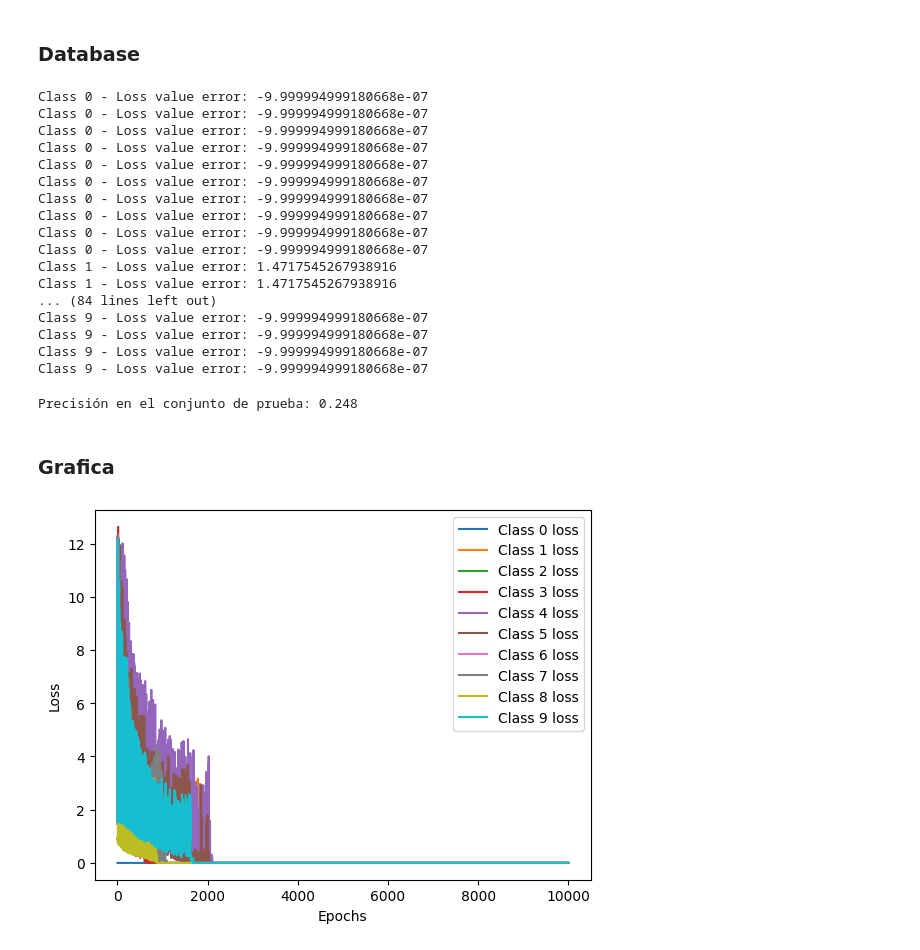
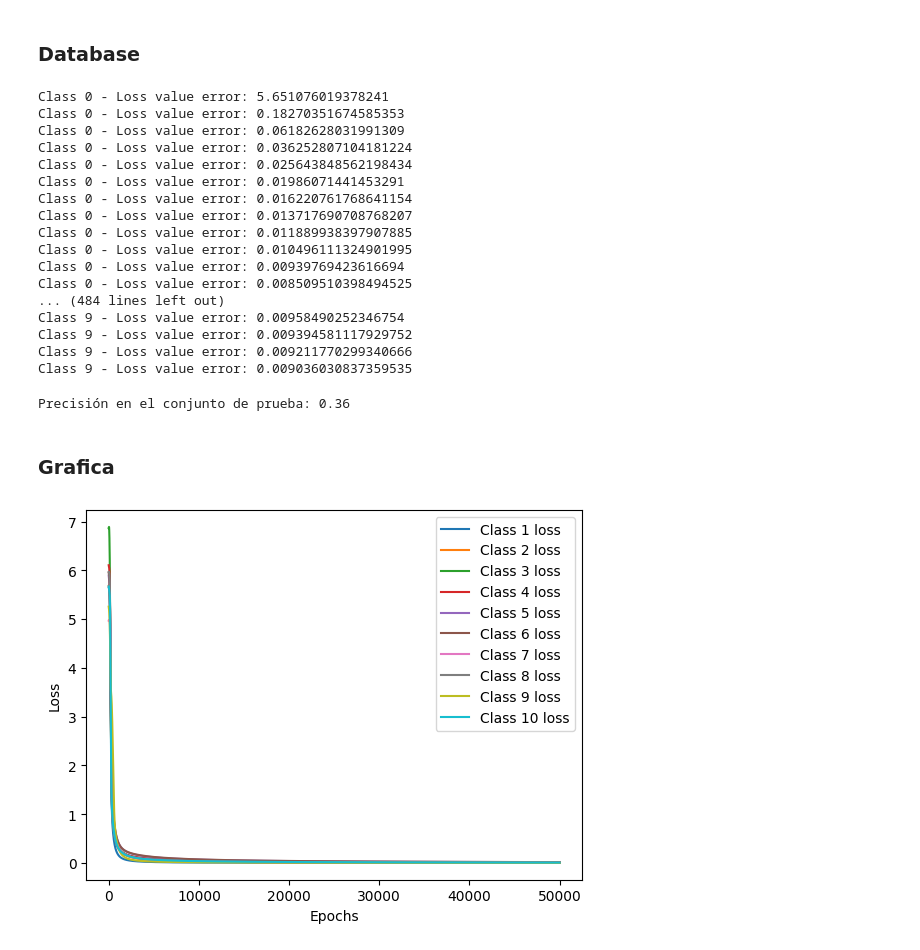
Before and after one commit to OmarUTEC/project1-machine, a Jupyter notebook: main.ipynb, the cells around one changed output. Saved outputs shown, nothing was run; the diff lists cells and outputs as text; code cells hidden in the pictures.

```diff
--- a/main.ipynb
+++ b/main.ipynb
@@ -270,40 +259,55 @@ def test(X, class_weights):
 # %% [markdown]
 ### Database
 # %%
+import pandas as pd
+import numpy as np
+from sklearn.model_selection import train_test_split
+from sklearn.preprocessing import StandardScaler
+
 # Cargar los datos
 dataset = pd.read_csv('Vectores_Caracteristicos_Mariposas.csv')
 
 X = dataset[dataset.columns].values
-X = np.insert(X, 0, 1, axis=1)  # Agregar una columna de sesgo
 Y = dataset["Etiqueta"].values
 
 # Dividir los datos en conjuntos de entrenamiento, validación y prueba (70% entrenamiento, 15% validación, 15% prueba)
 X_train, X_temp, Y_train, Y_temp = train_test_split(X, Y, test_size=0.3, random_state=42)
 X_val, X_test, Y_val, Y_test = train_test_split(X_temp, Y_temp, test_size=0.5, random_state=42)
+
+# Normalizar los datos
+scaler = StandardScaler()
+X_train = scaler.fit_transform(X_train)
+X_val = scaler.transform(X_val)
+X_test = scaler.transform(X_test)
+
+# Agregar una columna de sesgo a los datos normalizados
+X_train = np.insert(X_train, 0, 1, axis=1)
+X_val = np.insert(X_val, 0, 1, axis=1)
+X_test = np.insert(X_test, 0, 1, axis=1)
 # %%
 num_classes = 10
-epochs = 10000
+epochs = 50000
 alpha = 0.01
 
 train_weights, train_losses = train(X_train, Y_train, num_classes, epochs, alpha)
 # %% [output]
-Class 0 - Loss value error: -9.999994999180668e-07
-Class 0 - Loss value error: -9.999994999180668e-07
-Class 0 - Loss value error: -9.999994999180668e-07
-Class 0 - Loss value error: -9.999994999180668e-07
-Class 0 - Loss value error: -9.999994999180668e-07
-Class 0 - Loss value error: -9.999994999180668e-07
-Class 0 - Loss value error: -9.999994999180668e-07
-Class 0 - Loss value error: -9.999994999180668e-07
-Class 0 - Loss value error: -9.999994999180668e-07
-Class 0 - Loss value error: -9.999994999180668e-07
-Class 1 - Loss value error: 1.4717545267938916
-Class 1 - Loss value error: 1.4717545267938916
-... (84 lines left out)
-Class 9 - Loss value error: -9.999994999180668e-07
-Class 9 - Loss value error: -9.999994999180668e-07
-Class 9 - Loss value error: -9.999994999180668e-07
-Class 9 - Loss value error: -9.999994999180668e-07
+Class 0 - Loss value error: 5.651076019378241
+Class 0 - Loss value error: 0.18270351674585353
+Class 0 - Loss value error: 0.06182628031991309
+Class 0 - Loss value error: 0.036252807104181224
+Class 0 - Loss value error: 0.025643848562198434
+Class 0 - Loss value error: 0.01986071441453291
+Class 0 - Loss value error: 0.016220761768641154
+Class 0 - Loss value error: 0.013717690708768207
+Class 0 - Loss value error: 0.011889938397907885
+Class 0 - Loss value error: 0.010496111324901995
+Class 0 - Loss value error: 0.00939769423616694
+Class 0 - Loss value error: 0.008509510398494525
+... (484 lines left out)
+Class 9 - Loss value error: 0.00958490252346754
+Class 9 - Loss value error: 0.009394581117929752
+Class 9 - Loss value error: 0.009211770299340666
+Class 9 - Loss value error: 0.009036030837359535
 # %%
 test_result = test(X_test, train_weights)
 # %%
@@ -312,16 +316,16 @@ precision = num_predicciones_correctas / len(Y_test)
 
 print("Precisión en el conjunto de prueba:", precision)
 # %% [output]
-Precisión en el conjunto de prueba: 0.248
+Precisión en el conjunto de prueba: 0.36
 # %% [markdown]
 ### Grafica
 # %%
 for class_label, loss in train_losses.items():
-    plt.plot(range(epochs), loss, label=f"Class {class_label} loss")
+    plt.plot(range(epochs), loss, label=f"Class {class_label + 1} loss")
 
 plt.xlabel("Epochs")
 plt.ylabel("Loss")
 plt.legend()
 plt.show()
 # %% [output]
-[figure, old version]
+[figure, new version]
```
Also changed, not shown: parts of 1 cell of this notebook.
